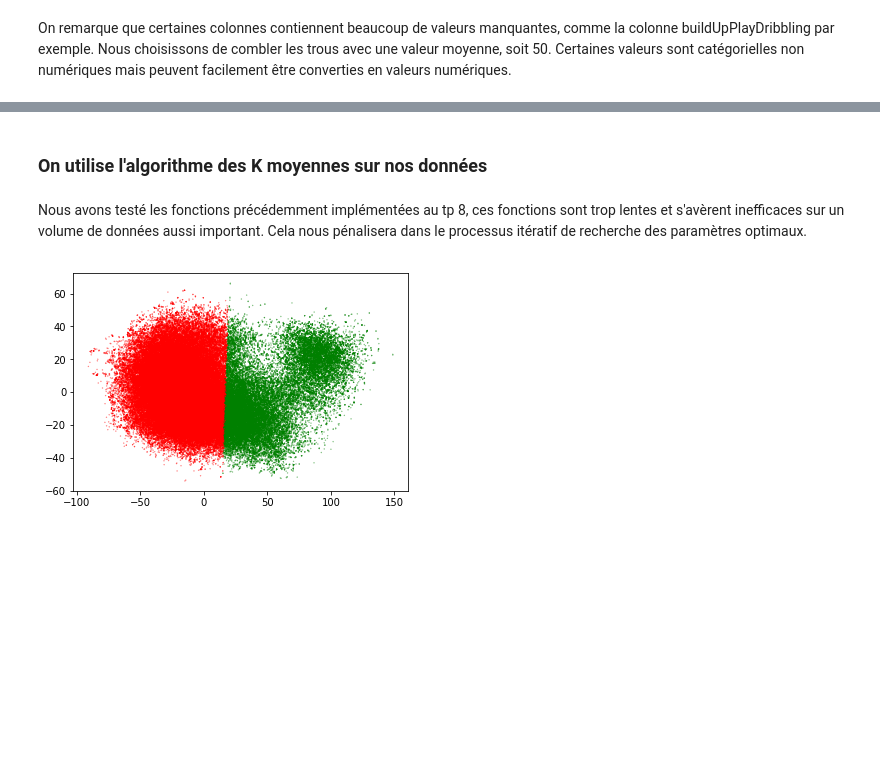
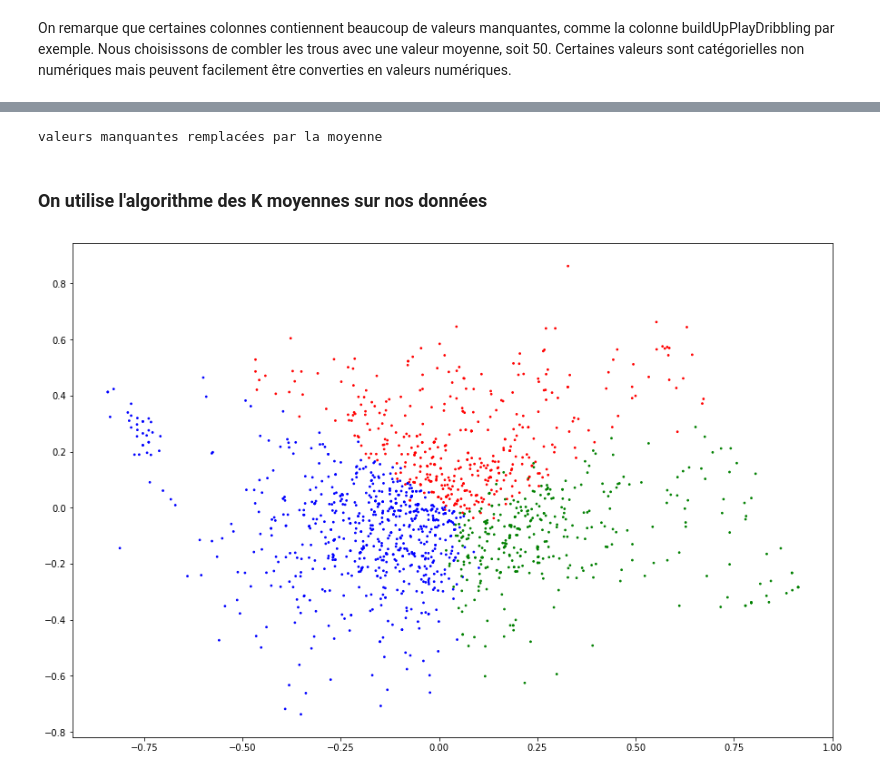
Before and after one commit to chubby47/kaggle_soccer, a Jupyter notebook: problematique_1.ipynb, the cells around one changed output, grey strips where cells are left out. Cells and saved outputs as stored; diff of their text form; code cells hidden in the pictures; blank space fills up the shorter version.

```diff
--- a/problematique_1.ipynb
+++ b/problematique_1.ipynb
@@ -29,7 +29,7 @@ database = path + 'soccer.sqlite'
 conn = sqlite3.connect(database)
 
 attributes = ["buildUpPlayDribbling", "buildUpPlayPassing", "defencePressure", "defenceTeamWidth", "defenceAggression",
-              "buildUpPlaySpeed", "ChanceCreationCrossingClass", "ChanceCreationPositioningClass", "ChanceCreationShooting"]
+              "buildUpPlaySpeed", "ChanceCreationCrossing", "ChanceCreationShooting"]
 
 query = "SELECT "
 query += ", ".join(attributes)
@@ -56,12 +48,0 @@ On peut alors prendre comme valeur 1 - 100 pour les valeurs Organised - Free For
-# %%
-#le df contient des string au format unicode
-def ChanceCreationPositioningClassToInt(value):
-    if value.encode('UTF-8') == 'Organised':
-        return 100
-    if value.encode('UTF-8') == 'Free Form':
-        return 1
-    return 0
-
-vfuncPositioningClass = np.vectorize(ChanceCreationPositioningClassToInt)
-teams["chanceCreationPositioningClass"] = vfuncCrossingClass(teams["chanceCreationPositioningClass"])
-teams["chanceCreationPositioningClass"]
@@ -88,2 +53,7 @@ ChanceCreationCrossingClass = teams["chanceCreationPositioningClass"]
+# %%
+teams = teams.fillna(value=50)
+print("valeurs manquantes remplacées par la moyenne")
+# %% [output]
+valeurs manquantes remplacées par la moyenne
 # %% [markdown]
 ### On utilise l'algorithme des K moyennes sur nos données
@@ -94,2 +59,0 @@ kmeans = KMeans(n_clusters=2, init="k-means++", n_init=10, max_iter=300, tol=0.0
-# %% [markdown]
-Nous avons testé les fonctions précédemment implémentées au tp 8, ces fonctions sont trop lentes et s'avèrent inefficaces sur un volume de données aussi important. Cela nous pénalisera dans le processus itératif de recherche des paramètres optimaux.
@@ -96,26 +63,35 @@ Nous avons testé les fonctions précédemment implémentées au tp 8, ces fonct
+# %%
+DataFnorm = km.normalisation(teams)
+les_centres, l_affectation = km.kmoyennes(3, DataFnorm, 0.05, 100) #on commence par une valeur de 3
 # %%
-from sklearn.decomposition import PCA
+plt.figure(figsize=(15,10))
 
-def visualiser_kmeans(df, kmeans):
-
+def visualiser(df, centres, affectation):
+    """
+    Sert à visualiser les clusters obtenus,
+    utilise l'implémentation de l'algorithme PCA de scikit-learn.
+    """
+    nb_clusters = len(affectation)
     pca = PCA(n_components=2).fit(df)
     pca_2d = pca.transform(df)
 
-    clusters = pca.transform(kmeans.cluster_centers_)
-    colors = ['red','green','blue', 'grey', 'black', 'yellow', 'pink']
+    clusters = pca.transform(centres)
+    colors = ['red','green','blue', 'black', 'grey', 'yellow', 'pink']
     col = []
     x = []
     y = []
 
-    i = 0
+    j=0
     for row in pca_2d:
         x.append(row[0])
         y.append(row[1])
-        col.append(colors[kmeans.labels_[i]])
-        i+=1
-    plt.scatter(x, y, c=col, s=0.1, alpha=0.7)
+        for i in range(nb_clusters):
+            if j in affectation[i]:
+                col.append(colors[i])
+        j+=1
+    plt.scatter(x, y, c=col, s=3, alpha=1)
     plt.show()
 
-visualiser_kmeans(joueurs, kmeans)
+visualiser(DataFnorm, les_centres, l_affectation)
 # %% [output]
-[figure, old version]
+[figure, new version]
```
Also changed, not shown: parts of 15 cells of this notebook.
